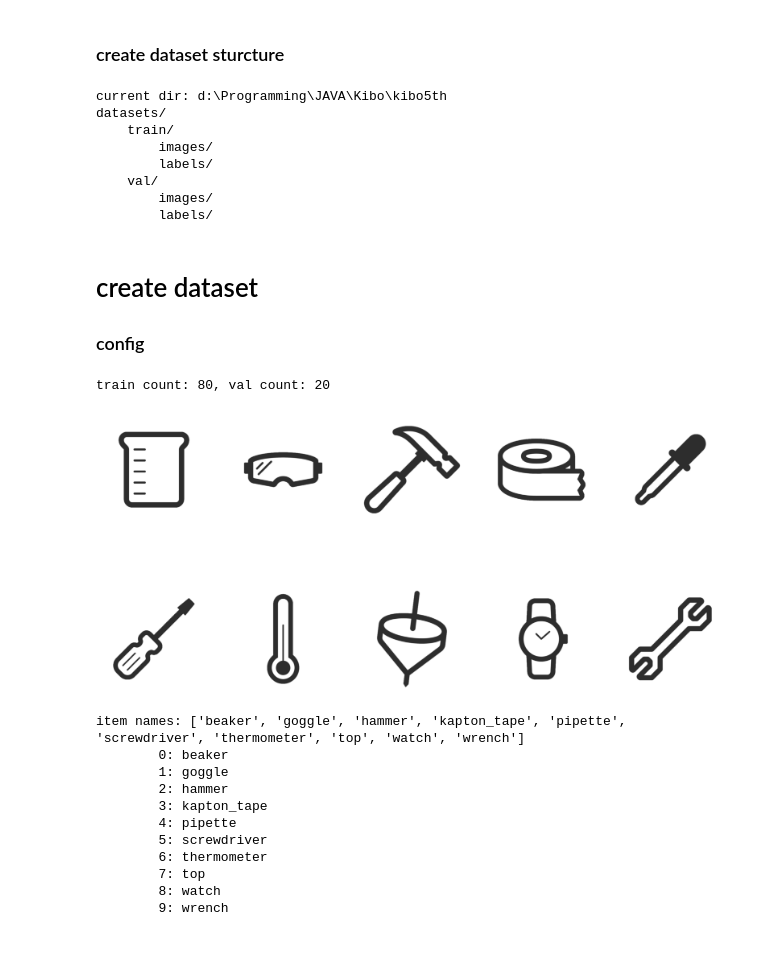
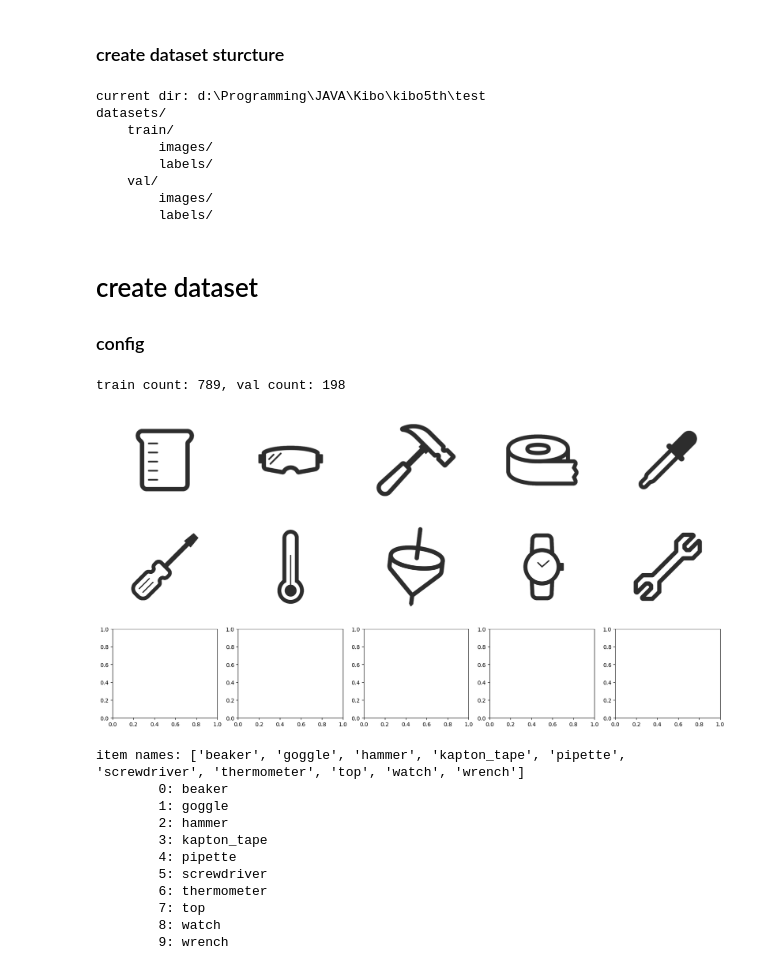
Before and after one commit to MeowOhMeow/CHIPI-CHIPI-CHAPA-CHAPA-DUBI-DUBI-DABA-DABA, a Jupyter notebook: YOLO/yolo.ipynb, the cells around one changed output. Drawn from its saved outputs; the diff is of its cells as text; code cells hidden in the pictures.

Commit message:
current datasets generating logic

```diff
--- a/YOLO/yolo.ipynb
+++ b/YOLO/yolo.ipynb
@@ -70,10 +70,8 @@ for root, dirs, files in os.walk(dataset):
     indent = ' ' * 4 * (level)
     print(f'{indent}{os.path.basename(root)}/')
     subindent = ' ' * 4 * (level + 1)
-    for f in files:
-        print(f'{subindent}{f}')
 # %% [output]
-current dir: d:\Programming\JAVA\Kibo\kibo5th
+current dir: d:\Programming\JAVA\Kibo\kibo5th\test
 datasets/
     train/
         images/
@@ -86,29 +84,38 @@ datasets/
 ### config
 # %%
 train_val_ratio = 0.8
-data_count = 1e2
+data_count = 987
 
 train_count = int(data_count * train_val_ratio)
 val_count = int(data_count - train_count)
-print(f'train count: {train_count}, val count: {val_count}')
+print(f"train count: {train_count}, val count: {val_count}")
 
-width, height = 640, 480
+width, height = 640, 640
 
 # show images
 from PIL import Image
 import matplotlib.pyplot as plt
 
 item_image_dir = "lost_item_images"
 images = os.listdir(item_image_dir)
-plt.subplots(2, 5, figsize=(20, 10))
+# backgrounds_dir = "backgrounds"
+# backgrounds = os.listdir(backgrounds_dir)
+
+
+plt.subplots(3, 5, figsize=(20, 10))
 for i, image in enumerate(images[:10]):
     img = Image.open(os.path.join(item_image_dir, image))
-    plt.subplot(2, 5, i+1)
+    plt.subplot(3, 5, i + 1)
     plt.imshow(img)
-    plt.axis('off')
+    plt.axis("off")
+# for i, background in enumerate(backgrounds[:10]):
+#     img = Image.open(os.path.join(backgrounds_dir, background))
+#     plt.subplot(3, 5, i+11)
+#     plt.imshow(img)
+#     plt.axis('off')
 # %% [output]
-train count: 80, val count: 20
+train count: 789, val count: 198
-[figure, old version]
+[figure, new version]
 # %%
 # Assuming `images` is defined somewhere before this code snippet
 item_names = sorted([name.split(".")[0] for name in images])
```
Also changed, not shown: parts of 15 cells of this notebook.
